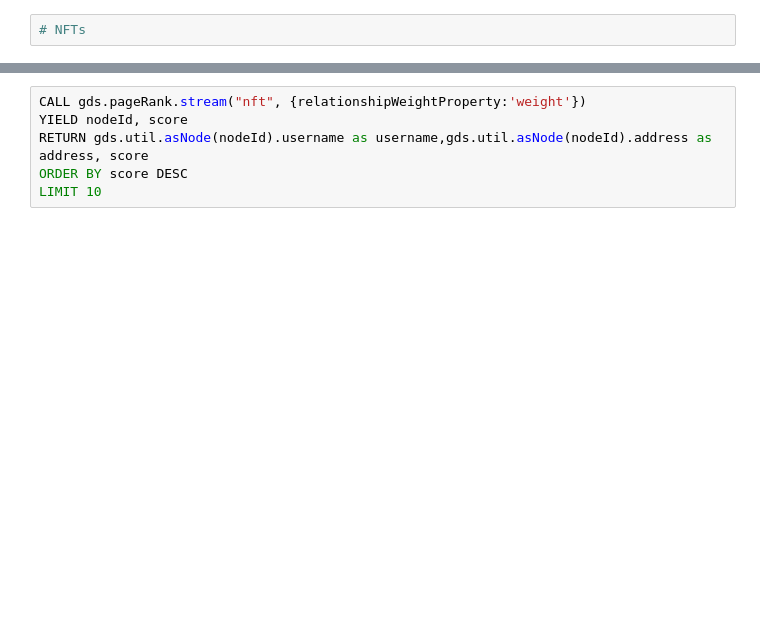
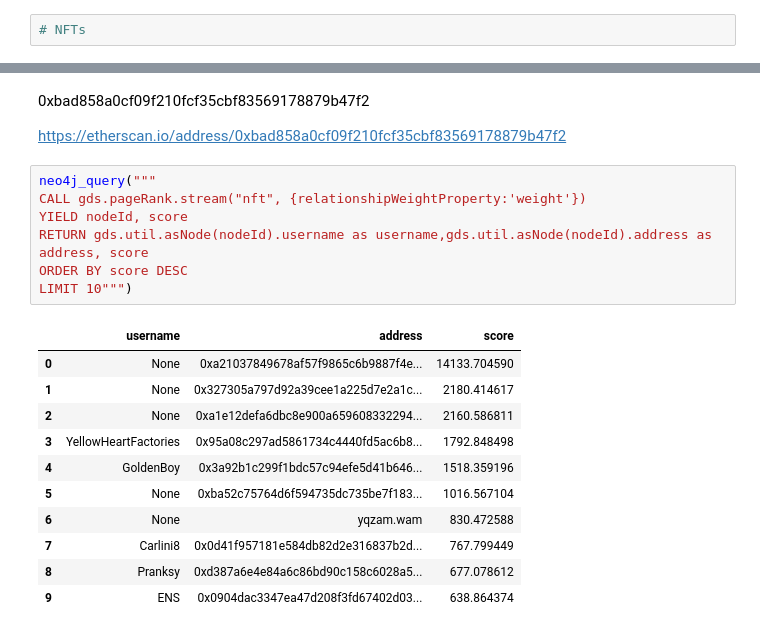
Before and after one commit to tomasonjo/blogs, a Jupyter notebook: nft/NFT analysis.ipynb, the cells around one changed output, grey strips where cells are left out. Drawn from its saved outputs; the diff is of its cells as text; blank space fills up the shorter version.

```diff
--- a/nft/NFT analysis.ipynb
+++ b/nft/NFT analysis.ipynb
@@ -86,6 +221,23 @@ CALL gds.wcc.stats("nft")
+# %% [markdown]
+0xbad858a0cf09f210fcf35cbf83569178879b47f2
+
+https://etherscan.io/address/0xbad858a0cf09f210fcf35cbf83569178879b47f2
 # %%
+neo4j_query("""
 CALL gds.pageRank.stream("nft", {relationshipWeightProperty:'weight'})
 YIELD nodeId, score
 RETURN gds.util.asNode(nodeId).username as username,gds.util.asNode(nodeId).address as address, score
 ORDER BY score DESC
-LIMIT 10
+LIMIT 10""")
+# %% [output]
+|  | username | address | score |
+| 0 | None | 0xa21037849678af57f9865c6b9887f4e... | 14133.704590 |
+| 1 | None | 0x327305a797d92a39cee1a225d7e2a1c... | 2180.414617 |
+| 2 | None | 0xa1e12defa6dbc8e900a659608332294... | 2160.586811 |
+| 3 | YellowHeartFactories | 0x95a08c297ad5861734c4440fd5ac6b8... | 1792.848498 |
+| 4 | GoldenBoy | 0x3a92b1c299f1bdc57c94efe5d41b646... | 1518.359196 |
+| 5 | None | 0xba52c75764d6f594735dc735be7f183... | 1016.567104 |
+| 6 | None | yqzam.wam | 830.472588 |
+| 7 | Carlini8 | 0x0d41f957181e584db82d2e316837b2d... | 767.799449 |
+| 8 | Pranksy | 0xd387a6e4e84a6c86bd90c158c6028a5... | 677.078612 |
+| 9 | ENS | 0x0904dac3347ea47d208f3fd67402d03... | 638.864374 |
```
Also changed, not shown: parts of 29 cells of this notebook.
